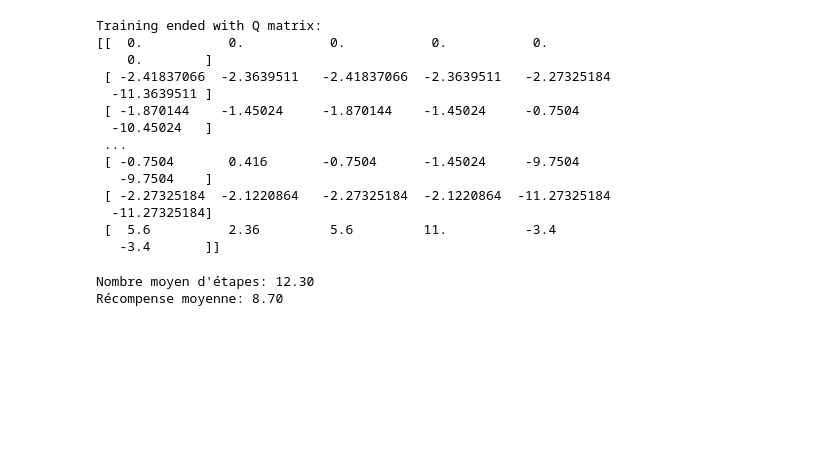
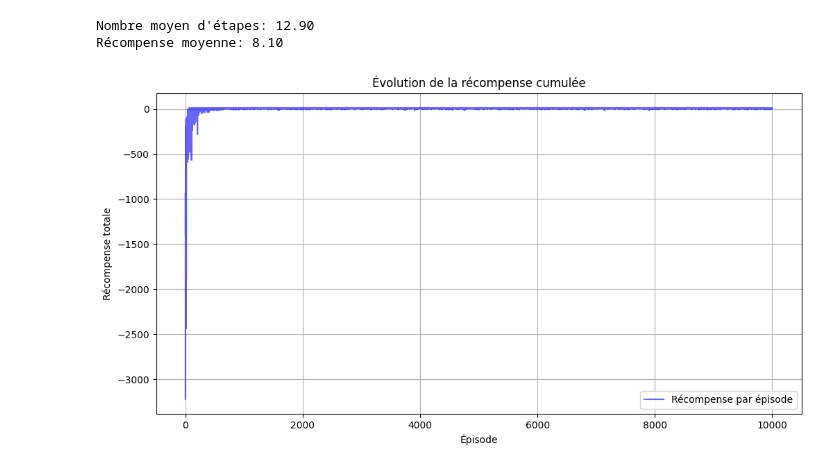
Before and after one commit to Gurkan-Taner/Taxi-v3-Solver, a Jupyter notebook: algos/QLearning/q_learning.ipynb, the cells around one changed output. Cells and saved outputs as stored; diff of their text form; code cells hidden in the pictures; blank space fills up the shorter version.

```diff
--- a/algos/QLearning/q_learning.ipynb
+++ b/algos/QLearning/q_learning.ipynb
@@ -28,43 +31,35 @@ decay_rate = 1e-4
 # %%
+total_episodes = 10000
+total_rewards = []
+totals_steps = []
+
 for e in tqdm.tqdm(range(10000)):
-     current_state, _ = env.reset()
-     done = False
+    current_state, _ = env.reset()
+    done = False
+    total_reward = 0
+    total_step = 0
 
-     while not done:
-         if np.random.uniform(0, 1) < epsilon:
-             action = env.action_space.sample()
+    while not done:
+        if np.random.uniform(0, 1) < epsilon:
+            action = env.action_space.sample()
 
-         else:
-             action = np.argmax(Q_matrix[current_state])
+        else:
+            action = np.argmax(Q_matrix[current_state])
 
-         next_state, reward, done, _, _ = env.step(action)
+        next_state, reward, done, _, _ = env.step(action)
 
-         Q_matrix[current_state, action] = (1.0 - learning_rate) * Q_matrix[current_state, action] + learning_rate * (reward + discount_factor * max(Q_matrix[next_state]))
-         current_state = next_state
+        Q_matrix[current_state, action] = (1.0 - learning_rate) * Q_matrix[current_state, action] + learning_rate * (reward + discount_factor * max(Q_matrix[next_state]))
+        current_state = next_state
+        total_reward += reward
+        total_step += 1
 
-     epsilon = max(min_epsilon, np.exp(-decay_rate * e))
-
-print('Training ended with Q matrix:')
-print(Q_matrix)
+    total_rewards.append(total_reward)
+    totals_steps.append(total_step)
+    epsilon = max(min_epsilon, epsilon * np.exp(-decay_rate))
-# %% [output]
-Training ended with Q matrix:
-[[  0.           0.           0.           0.           0.
-    0.        ]
- [ -2.41837066  -2.3639511   -2.41837066  -2.3639511   -2.27325184
-  -11.3639511 ]
- [ -1.870144    -1.45024     -1.870144    -1.45024     -0.7504
-  -10.45024   ]
- ...
- [ -0.7504       0.416       -0.7504      -1.45024     -9.7504
-   -9.7504    ]
- [ -2.27325184  -2.1220864   -2.27325184  -2.1220864  -11.27325184
-  -11.27325184]
- [  5.6          2.36         5.6         11.          -3.4
-   -3.4       ]]
 # %%
-episodes = 10
-total_reward = 0
-total_step = 0
+episodes = 50
+total_reward_test = []
+total_step_test = []
 
 for _ in tqdm.tqdm(range(episodes)):
     done = False
@@ -79,16 +74,16 @@ for _ in tqdm.tqdm(range(episodes)):
         episode_step += 1
 
 
-    total_step += episode_step
-    total_reward += episode_reward
+    total_step_test.append(episode_step)
+    total_reward_test.append(episode_reward)
 
-avg_steps = total_step / episodes
-avg_rewards = total_reward / episodes
+avg_steps = np.mean(total_step_test)
+avg_rewards = np.mean(total_reward_test)
 
 print(f"Nombre moyen d'étapes: {avg_steps:.2f}")
 print(f"Récompense moyenne: {avg_rewards:.2f}")
 
 env.close()
 # %% [output]
-Nombre moyen d'étapes: 12.30
-Récompense moyenne: 8.70
+Nombre moyen d'étapes: 12.90
+Récompense moyenne: 8.10
@@ -94,0 +93,11 @@ Récompense moyenne: 8.70
+# %%
+plt.figure(figsize=(12, 6))
+plt.plot(total_rewards, label="Récompense par épisode", color='blue', alpha=0.6)
+plt.title("Évolution de la récompense cumulée")
+plt.xlabel("Épisode")
+plt.ylabel("Récompense totale")
+plt.grid(True)
+plt.legend()
+plt.show()
+# %% [output]
+[figure, added]
```
Also changed, not shown: parts of 7 cells of this notebook, 6 other files.
